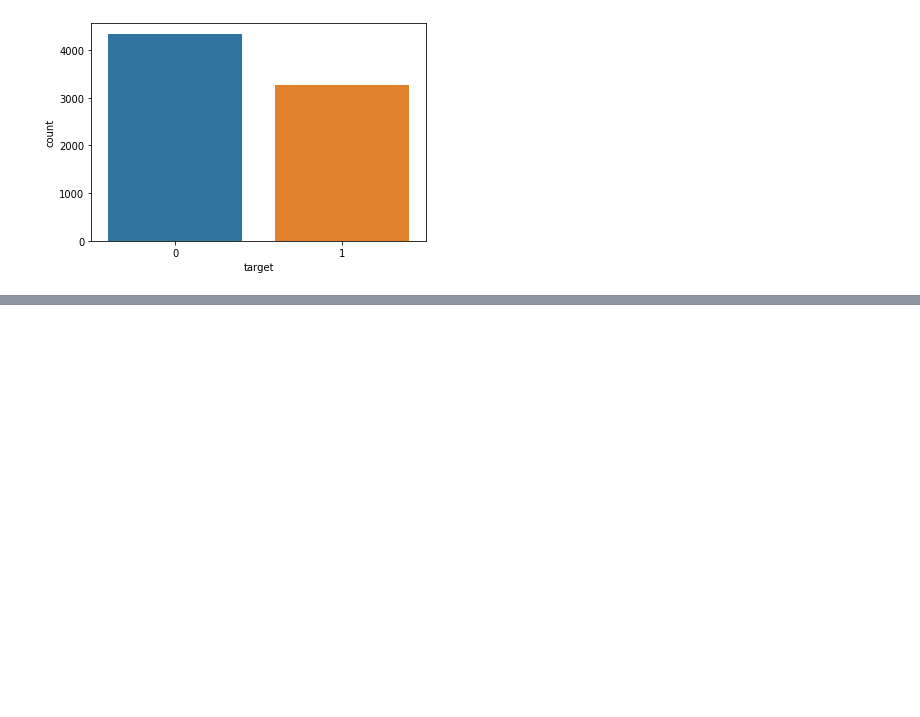
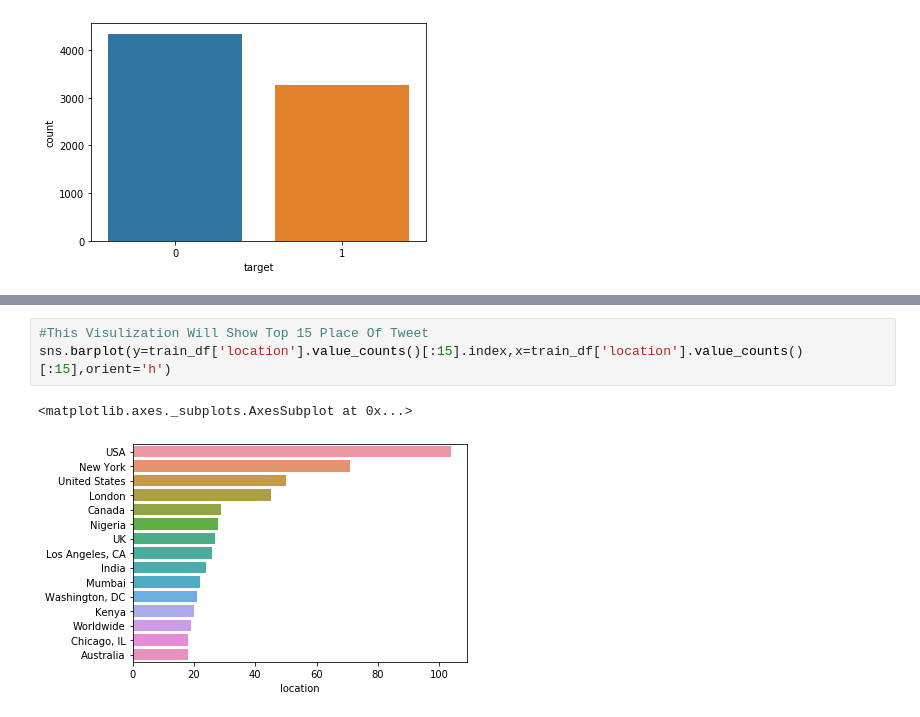
Before and after one commit to devded/NLP-Thesis, a Jupyter notebook: Untitled.ipynb, the cells around one changed output, grey strips where cells are left out. Saved outputs shown, nothing was run; the diff lists cells and outputs as text; blank space fills up the shorter version.

```diff
--- a/Untitled.ipynb
+++ b/Untitled.ipynb
@@ -144,0 +156,6 @@ Name: keyword, dtype: int64
+# %%
+#This Visulization Will Show Top 15 Place Of Tweet
+sns.barplot(y=train_df['location'].value_counts()[:15].index,x=train_df['location'].value_counts()[:15],orient='h')
+# %% [output]
+<matplotlib.axes._subplots.AxesSubplot at 0x...>
+[figure, added]
```
Also changed, not shown: parts of 5 cells of this notebook.
